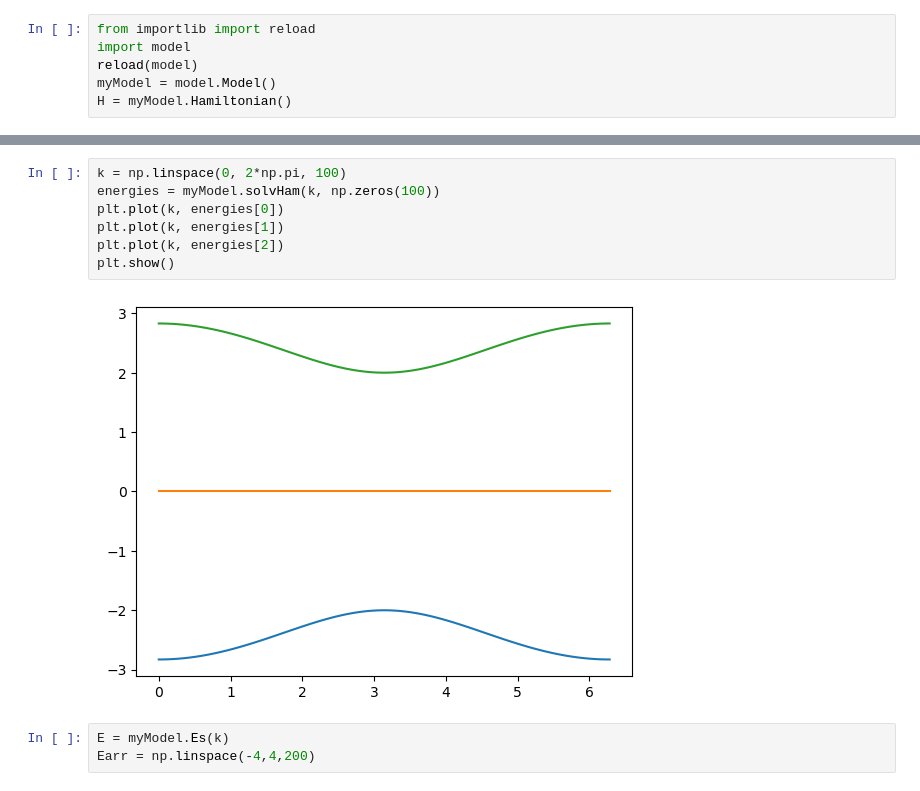
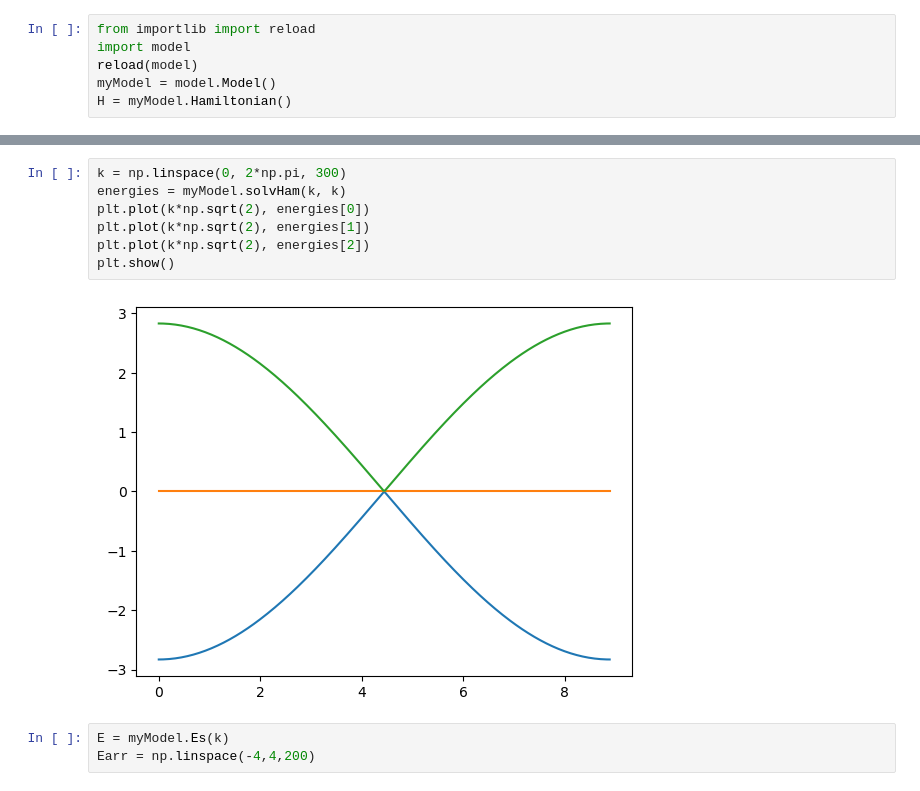
Before and after one commit to alicecarroll/Lieb-Lattice, a Jupyter notebook: calculation.ipynb, the cells around one changed output, grey strips where cells are left out. Saved outputs shown, nothing was run; the diff lists cells and outputs as text.

```diff
--- a/calculation.ipynb
+++ b/calculation.ipynb
@@ -26,12 +26,12 @@ array([[ 0.+0.j, -2.+0.j,  0.+0.j],
 # %%
-k = np.linspace(0, 2*np.pi, 100)
-energies = myModel.solvHam(k, np.zeros(100))
-plt.plot(k, energies[0])
-plt.plot(k, energies[1])
-plt.plot(k, energies[2])
+k = np.linspace(0, 2*np.pi, 300)
+energies = myModel.solvHam(k, k)
+plt.plot(k*np.sqrt(2), energies[0])
+plt.plot(k*np.sqrt(2), energies[1])
+plt.plot(k*np.sqrt(2), energies[2])
 plt.show()
 # %% [output]
-[figure, old version]
+[figure, new version]
 # %%
 E = myModel.Es(k)
 Earr = np.linspace(-4,4,200)
```
Also changed, not shown: parts of 3 cells of this notebook, 2 other files.
